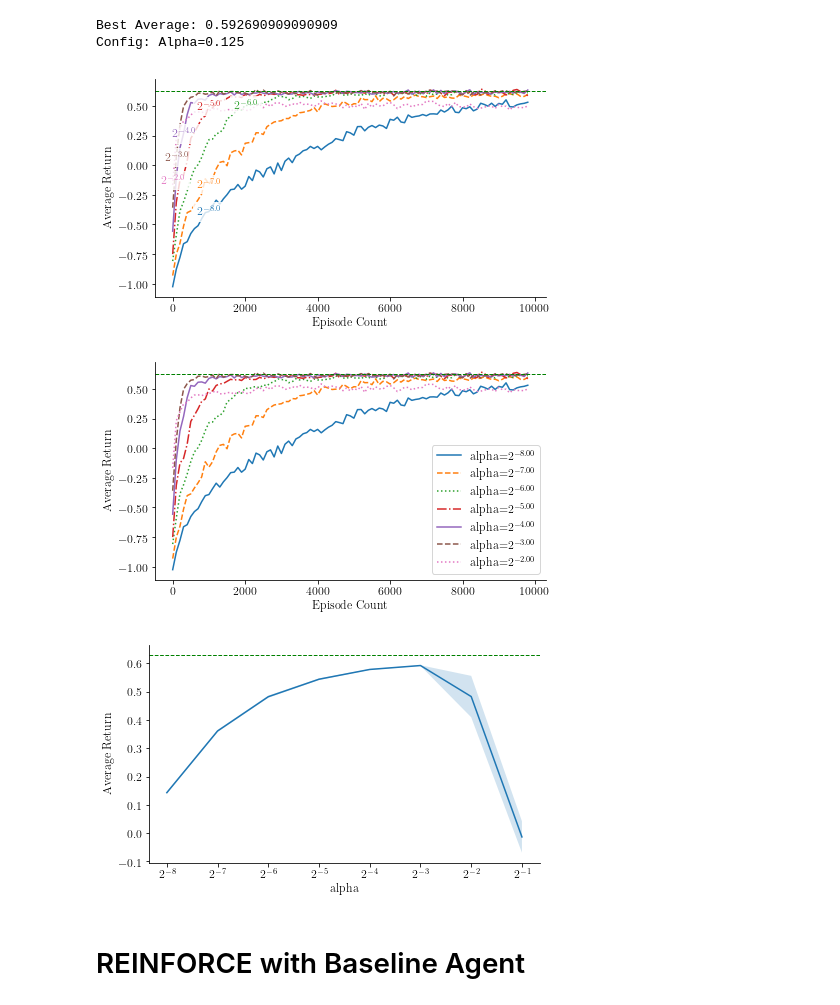
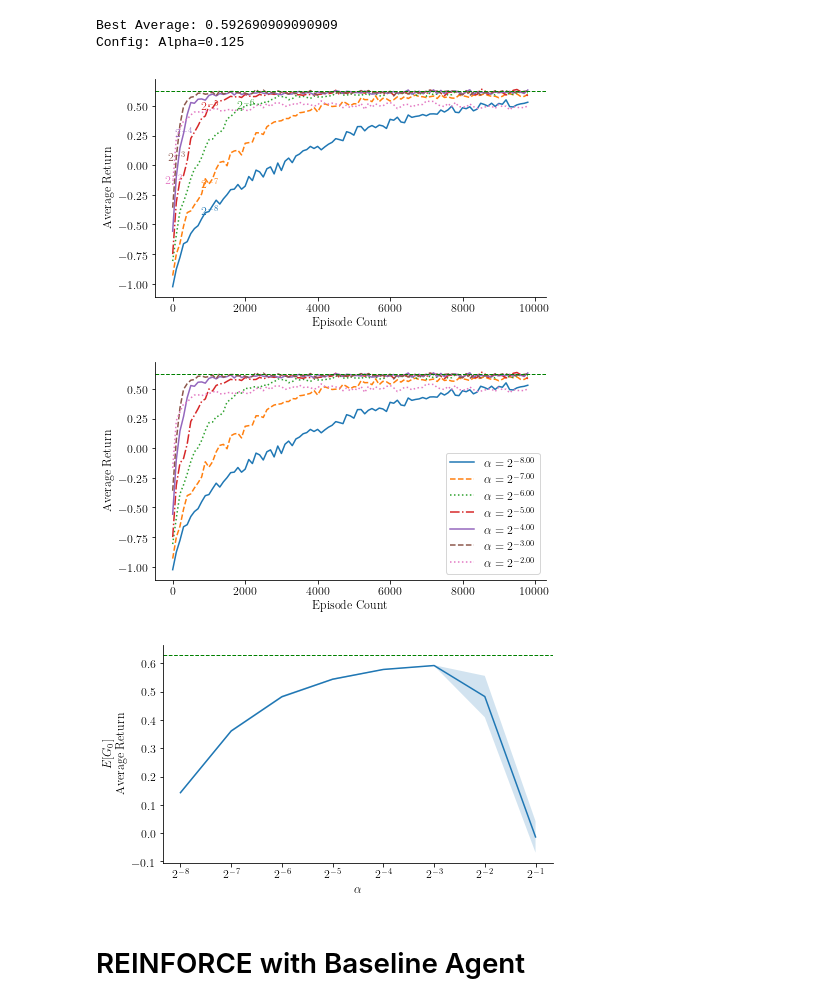
Before and after one commit to nimamahmoudi/rlai-policy-gradient-methods, a Jupyter notebook: final1_smart_vacuum-Copy1.ipynb, the cells around one changed output. Drawn from its saved outputs; the diff is of its cells as text; code cells hidden in the pictures.

Commit message:
added the first 3 plots in a nice way

```diff
--- a/final1_smart_vacuum-Copy1.ipynb
+++ b/final1_smart_vacuum-Copy1.ipynb
@@ -327,7 +327,7 @@ l1=lines[-1]
 
 ax = lines[0].axes
 xmin,xmax = ax.get_xlim()
-labLines = [f'${alpha_base}^{{ {alpha_pow:.1f} }}$' for alpha_pow in alpha_pows[:-1]]
+labLines = [f'${alpha_base}^{{ {alpha_pow:.0f} }}$' for alpha_pow in alpha_pows[:-1]]
 xvals = np.linspace(xmax,xmin,len(labLines)+2)[1:-1]
 xvals[0] = 1000
 xvals[1] = 1000
@@ -341,39 +341,41 @@ labelLines(lines,align=False,labels=labLines,
 plt.savefig(f'{figs_folder}smart_vac_{agent_name}_episodes_{episode_count}_leg.pdf')
 plt.show()
 # %% [output]
-[figure, old version]
+[figure, new version]
 # %%
 # Plot over time
 plt.figure(1, figsize=(7,4))
 plt.plot(np.array(list(range(len(all_avg_plots[0]))))*plot_count, np.array(all_avg_plots[:-1]).T)
 # plt.title(f'Average Return in {episode_count} episodes')
 plt.xlabel(f'Episode Count')
 # plt.ylabel(f'Average Return in {plot_count} episodes')
 plt.ylabel(f'Average Return')
 # plt.ylabel(f'Total reward on episode averaged over {plot_count} episodes and {num_of_tests} runs')
 # plt.ylabel(f'Total Reward on Episode')
-plt.legend([f'alpha=${alpha_base}^{{ {alpha_pow:.2f} }}$' for alpha_pow in alpha_pows[:-1]])
+plt.legend([f'$\\alpha={alpha_base}^{{ {alpha_pow:.2f} }}$' for alpha_pow in alpha_pows[:-1]])
 plt.axhline(y=best_performance, linewidth=1, color="g", linestyle='--')
 # plt.ylim(best_performance-2.13,best_performance+.07)
 plt.savefig(f'{figs_folder}smart_vac_{agent_name}_episodes_{episode_count}.pdf')
 
 
 # Plot Average Performance
 plt.figure(2, figsize=(7,4))
 plt.semilogx(alphas, all_avgs, basex=alpha_base)
 se = np.array(all_stds) / np.sqrt(num_of_tests)
 plt.fill_between(alphas, all_avgs - se, all_avgs + se, alpha=0.2)
 # plt.title(f'Average Return in {episode_count} episodes')
-plt.xlabel('alpha')
-plt.ylabel('Average Return')
+plt.xlabel('$\\alpha$')
+plt.ylabel('$E[G_0]$\nAverage Return')
+# plt.ylabel('Average Return')
+# plt.ylabel('$E[G_0]$ (Average Return)')
 # plt.ylabel(f'Total reward on episodes averaged over {num_of_tests} runs')
 # plt.ylabel(f'Average Total Reward on Episode')
 plt.axhline(y=best_performance, linewidth=1, color="g", linestyle='--')
 # plt.ylim(best_performance-2.13,best_performance+.07)
 plt.savefig(f'{figs_folder}smart_vac_{agent_name}_episodes_{episode_count}_all.pdf')
 # %% [output]
-[figure, old version]
+[figure, new version]
-[figure, old version]
+[figure, new version]
 # %% [markdown]
 # REINFORCE with Baseline Agent
 # %%
```
Also changed, not shown: parts of 3 cells of this notebook, 14 other files.
